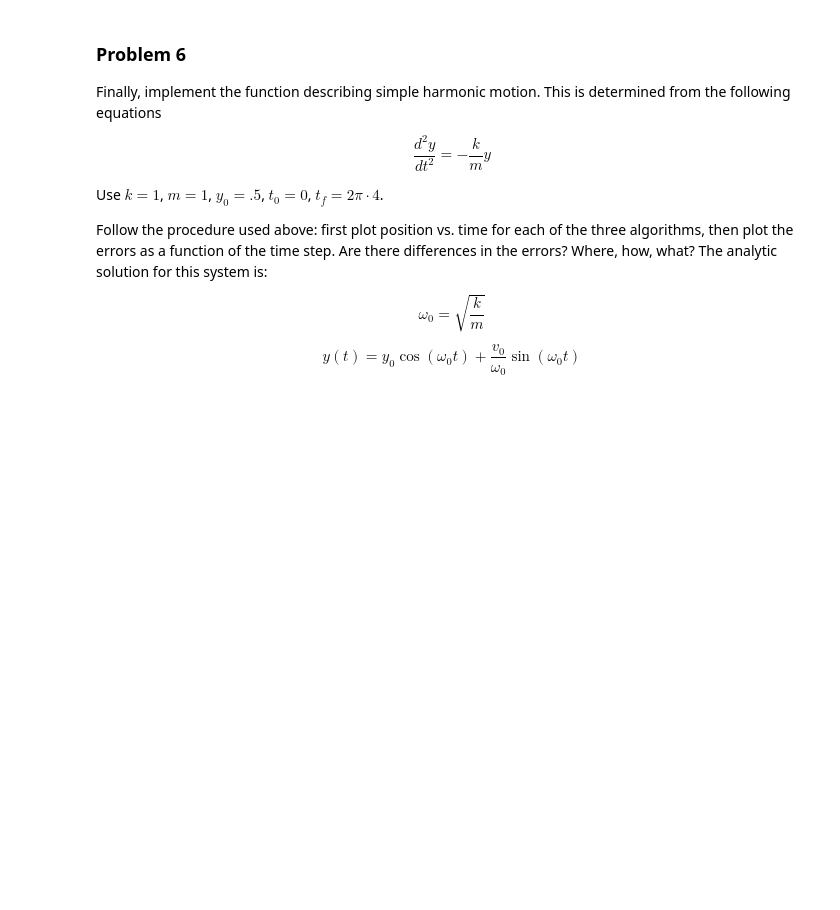
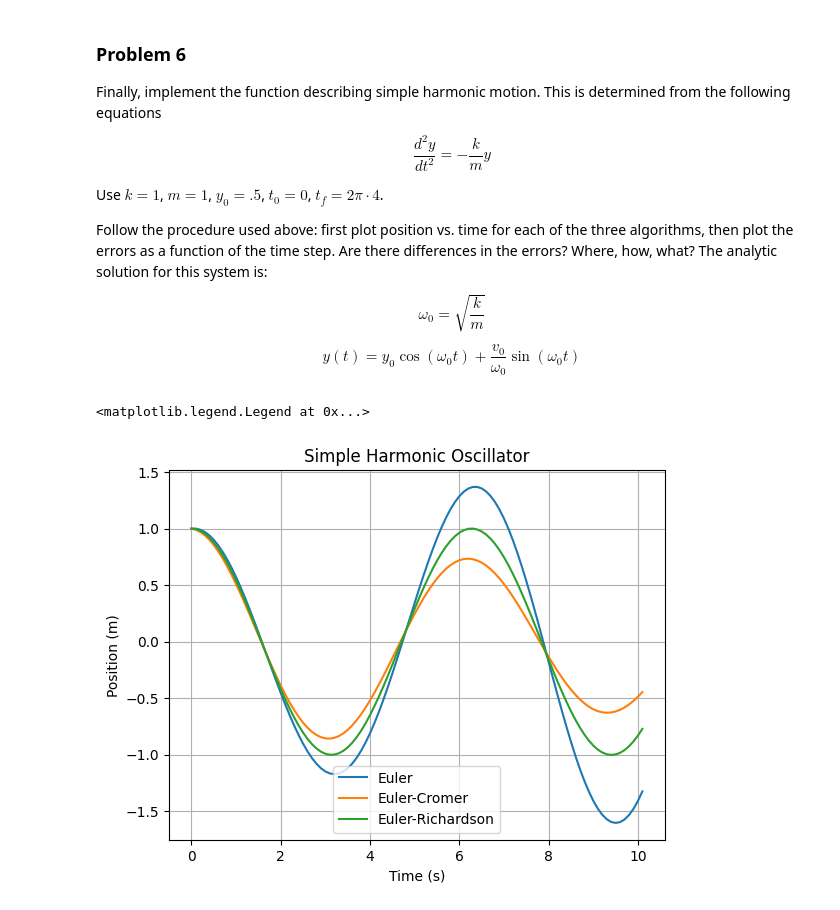
Before and after one commit to cake-dev/SimClass, a Jupyter notebook: fallingbody0.ipynb, the cells around one changed output. Saved outputs shown, nothing was run; the diff lists cells and outputs as text; code cells hidden in the pictures; blank space fills up the shorter version.

```diff
--- a/fallingbody0.ipynb
+++ b/fallingbody0.ipynb
@@ -360,0 +350,31 @@ def sho(t,y,k):
+# %%
+def sho(t,y,k):
+    """
+    The simple harmonic oscillator
+    dy/dt = v
+    dv/dt = -k/m y
+    """
+    dydt = y[1]
+    dvdt = -k*y[0]
+    return np.array([dydt,dvdt])
+
+# Plot the basic behavior of all 3 algorithms over the time of interest
+tspan = [0,10]
+y0 = np.array([1,0])
+k = 1
+dt = 0.1
+
+t,y = solve_ode(sho,tspan,y0,Euler,k,first_step=dt)
+plt.plot(t,y[:,0])
+t,y = solve_ode(sho,tspan,y0,EulerCromer,k,first_step=dt)
+plt.plot(t,y[:,0])
+t,y = solve_ode(sho,tspan,y0,EulerRichardson,k,first_step=dt)
+plt.plot(t,y[:,0])
+plt.xlabel('Time (s)')
+plt.ylabel('Position (m)')
+plt.title('Simple Harmonic Oscillator')
+plt.grid()
+plt.legend(['Euler','Euler-Cromer','Euler-Richardson'])
+# %% [output]
+<matplotlib.legend.Legend at 0x...>
+[figure, added]
```
Also changed, not shown: parts of 5 cells of this notebook.
